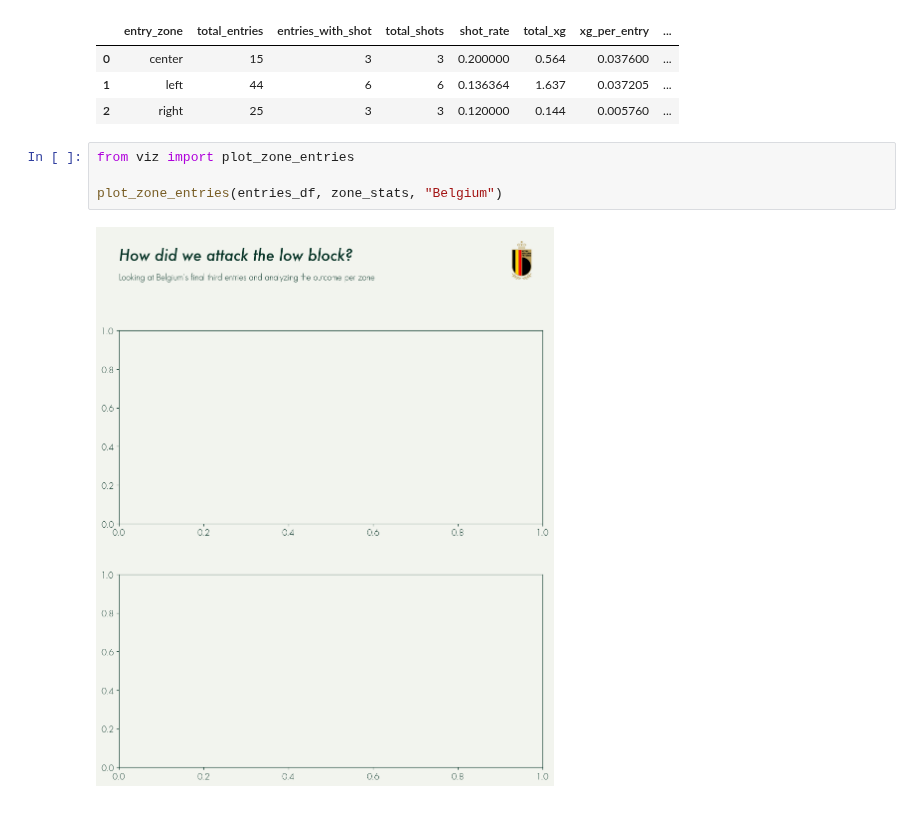
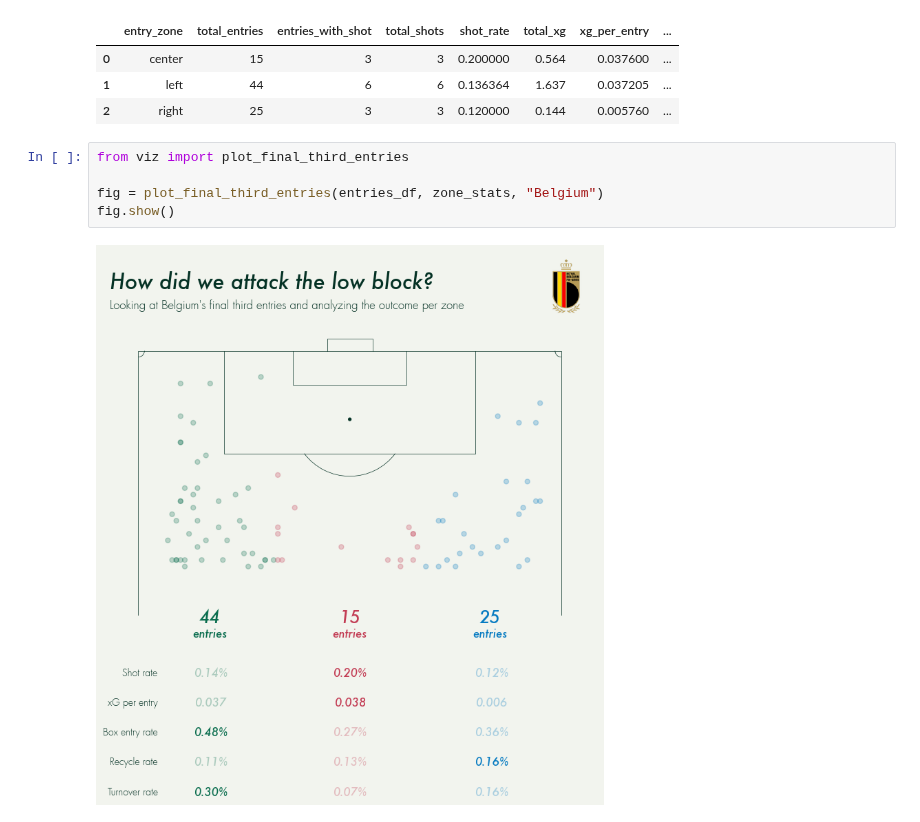
Before and after one commit to MarijnSt/belgium-north-macedonia-analysis, a Jupyter notebook: notebooks/zone_entry_analysis.ipynb, the cells around one changed output. Saved outputs shown, nothing was run; the diff lists cells and outputs as text.

Commit message:
feat: zone entries visualisation

```diff
--- a/notebooks/zone_entry_analysis.ipynb
+++ b/notebooks/zone_entry_analysis.ipynb
@@ -478,8 +475,9 @@ zone_stats.head()
 | 1 | left | 44 | 6 | 6 | 0.136364 | 1.637 | 0.037205 | ... |
 | 2 | right | 25 | 3 | 3 | 0.120000 | 0.144 | 0.005760 | ... |
 # %%
-from viz import plot_zone_entries
+from viz import plot_final_third_entries
 
-plot_zone_entries(entries_df, zone_stats, "Belgium")
+fig = plot_final_third_entries(entries_df, zone_stats, "Belgium")
+fig.show()
 # %% [output]
-[figure, old version]
+[figure, new version]
```
Also changed, not shown: parts of 2 cells of this notebook, 5 other files.
